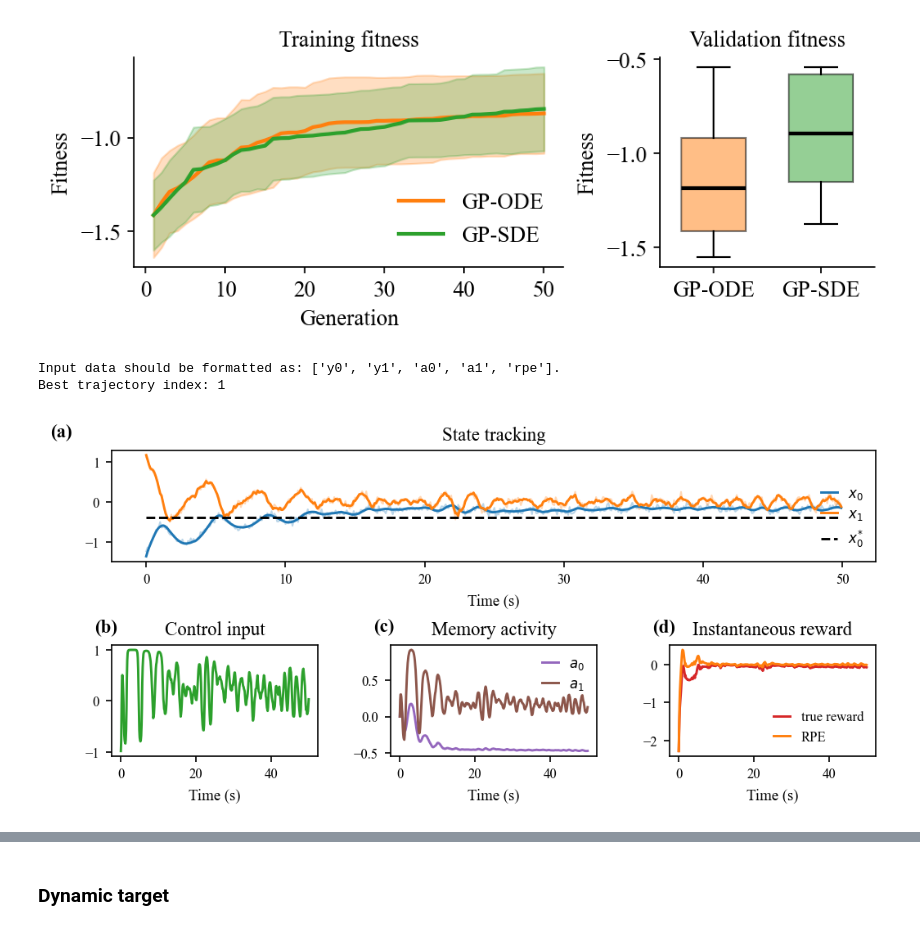
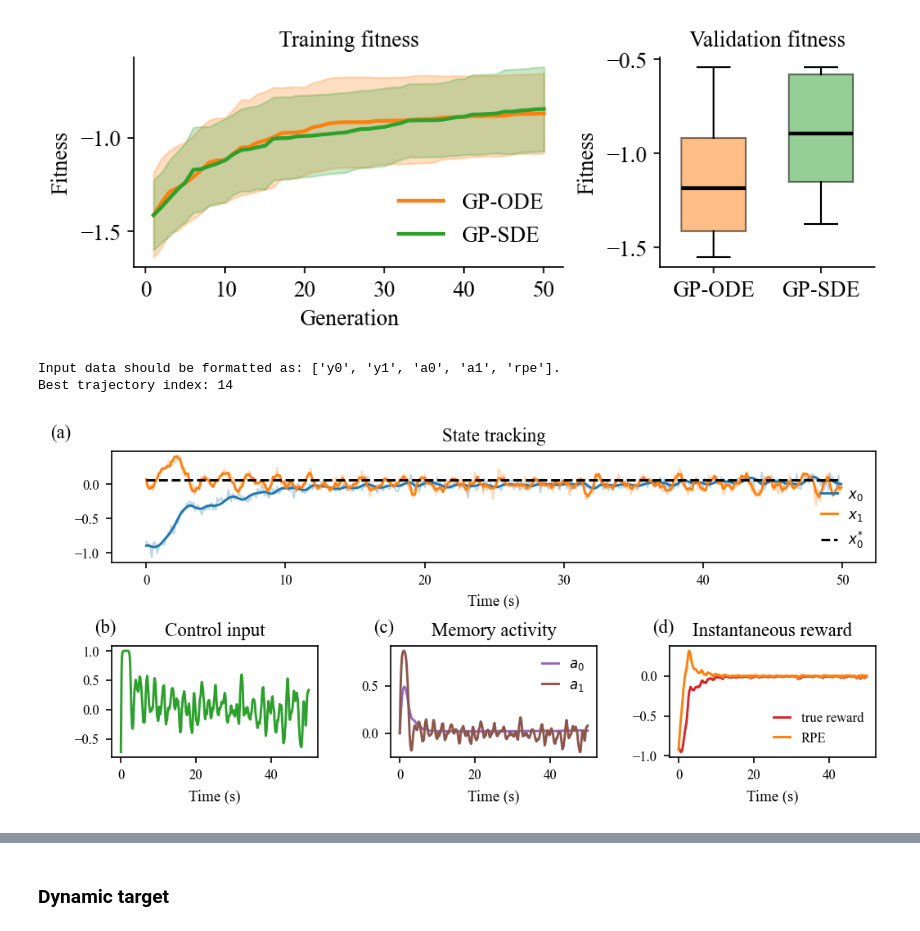
Before and after one commit to KhoaNguyen02/SDEvolve, a Jupyter notebook: src/analysis.ipynb, the cells around one changed output, grey strips where cells are left out. Saved outputs shown, nothing was run; the diff lists cells and outputs as text; code cells hidden in the pictures.

Commit message:
update plots

```diff
--- a/src/analysis.ipynb
+++ b/src/analysis.ipynb
@@ -430,20 +433,20 @@ plot_fitness(ode_train, sde_train, ode_test, sde_test)
 # %%
 plot_trajectory(
     "GP-ODE",
     "DO",
     n_obs=2,
     feedback_fn=distance_reward,
     lambd=0.0,
     jump_size=0.0,
     gamma=0.0,
     candidate_path="../results/DO/Experiment_D1/GP-ODE/seed_8/best_candidate.npy",
-    plot_idx=1,
-    seed=9999
+    plot_idx=14,
+    seed=999
 )
 # %% [output]
 Input data should be formatted as: ['y0', 'y1', 'a0', 'a1', 'rpe'].
-Best trajectory index: 1
+Best trajectory index: 14
-[figure, old version]
+[figure, new version]
 # %%
 plot_trajectory(
     "GP-SDE",
```
Also changed, not shown: parts of 14 cells of this notebook.
